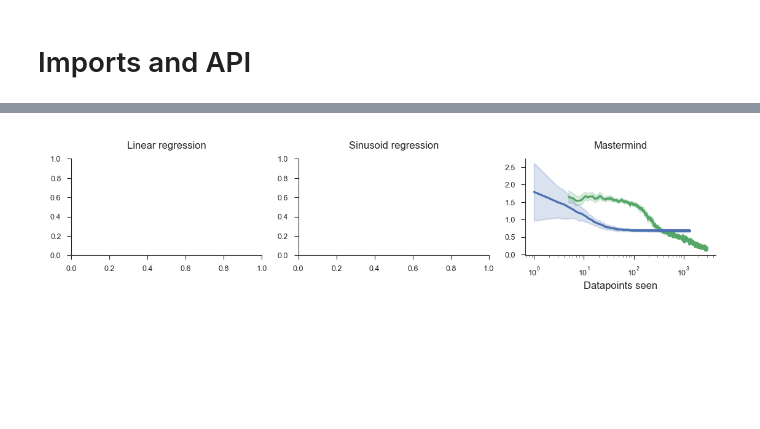
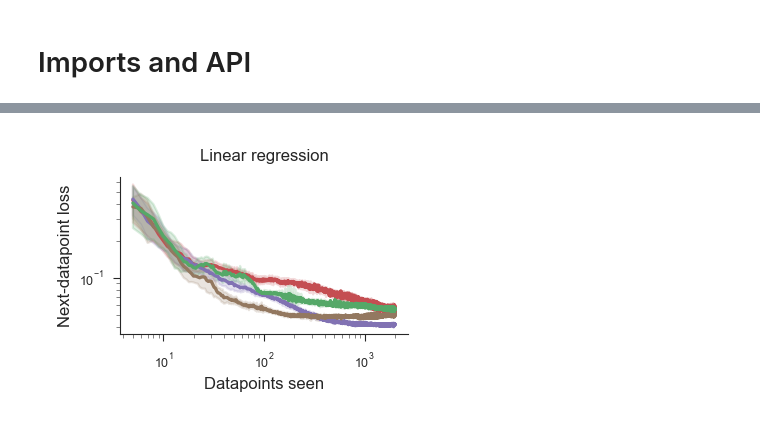
Before and after one commit to 3rdCore/PrequentialCode, a Jupyter notebook: papers/preprint/notebook.ipynb, the cells around one changed output, grey strips where cells are left out. Cells and saved outputs as stored; diff of their text form; code cells hidden in the pictures; blank space fills up the shorter version.

Commit message:
Updated figures

```diff
--- a/papers/preprint/notebook.ipynb
+++ b/papers/preprint/notebook.ipynb
@@ -285,15 +442,11 @@ Loading from cached file data/sgd_mastermind.csv...
 # %%
-fig, axs = plt.subplots(1, 3, figsize=(5.5, 1.3))
+fig, ax = plt.subplots(1, 1, figsize=(5.5 / 3, 1.3))
 
-# plot_nsample_loss(axs[0], data_linreg)
-# plot_nsample_loss(axs[1], data_sinreg)
-plot_nsample_loss(axs[2], data_mastermind)
+plot_nsample_loss(ax, data_sgd_linreg_methods)
 
-axs[0].set(title="Linear regression")
-axs[1].set(title="Sinusoid regression", ylabel=None)
-axs[2].set(title="Mastermind", ylabel=None)
+ax.set(title="Linear regression", yscale="log") # NOTE: y is on log scale!!!
 
-fig.savefig("saved/sgd_vs_prequential.pdf")
+fig.savefig("saved/sgd_methods.pdf")
 plt.show()
 # %% [output]
-[figure, old version]
+[figure, new version]
```
Also changed, not shown: parts of 8 cells of this notebook, 3 other files.
